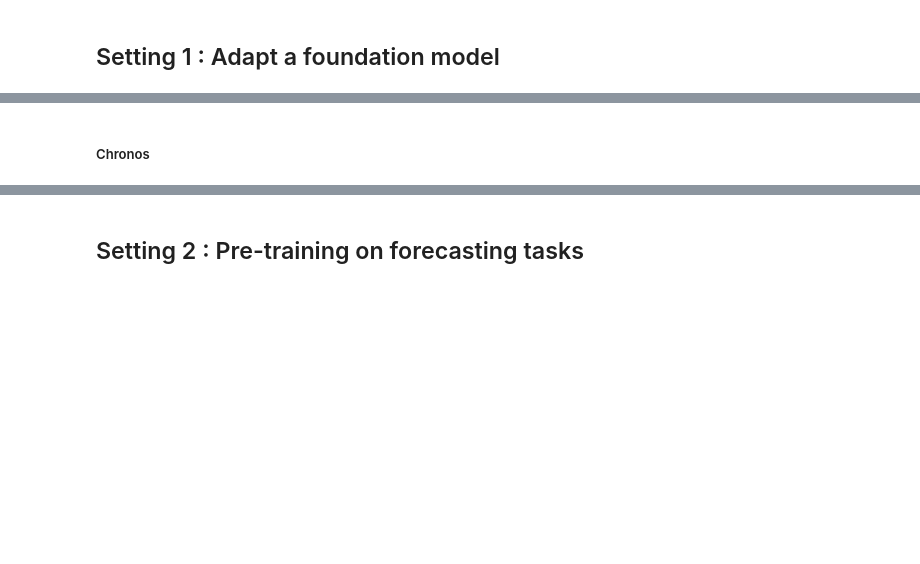
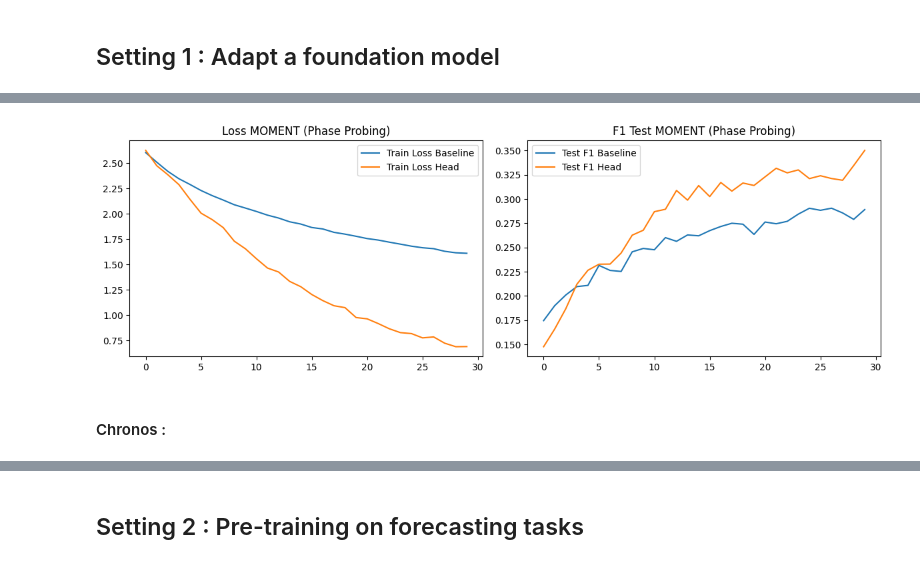
Before and after one commit to scartriche/lsst-moment-classification, a Jupyter notebook: time-series-project.ipynb, the cells around one changed output, grey strips where cells are left out. Drawn from its saved outputs; the diff is of its cells as text; code cells hidden in the pictures; blank space fills up the shorter version.

```diff
--- a/time-series-project.ipynb
+++ b/time-series-project.ipynb
@@ -677,2 +869,18 @@ Epoch [10/10] | Train F1: 0.3462 | Test F1: 0.2322 | Loss: 1.4286
+# %%
+plt.figure(figsize=(12, 4))
+plt.subplot(1, 2, 1)
+plt.plot(history_moment["train_loss_base"], label="Train Loss Baseline")
+plt.plot(history_moment["train_loss_head"], label="Train Loss Head")
+plt.title("Loss MOMENT (Phase Probing)")
+plt.legend()
+plt.subplot(1, 2, 2)
+plt.plot(history_moment["test_f1_base"], label="Test F1 Baseline")
+plt.plot(history_moment["test_f1_head"], label="Test F1 Head")
+plt.title("F1 Test MOMENT (Phase Probing)")
+plt.legend()
+plt.tight_layout()
+plt.show()
+# %% [output]
+[figure, added]
 # %% [markdown]
-##### Chronos
+#### Chronos :
```
Also changed, not shown: parts of 41 cells of this notebook.
